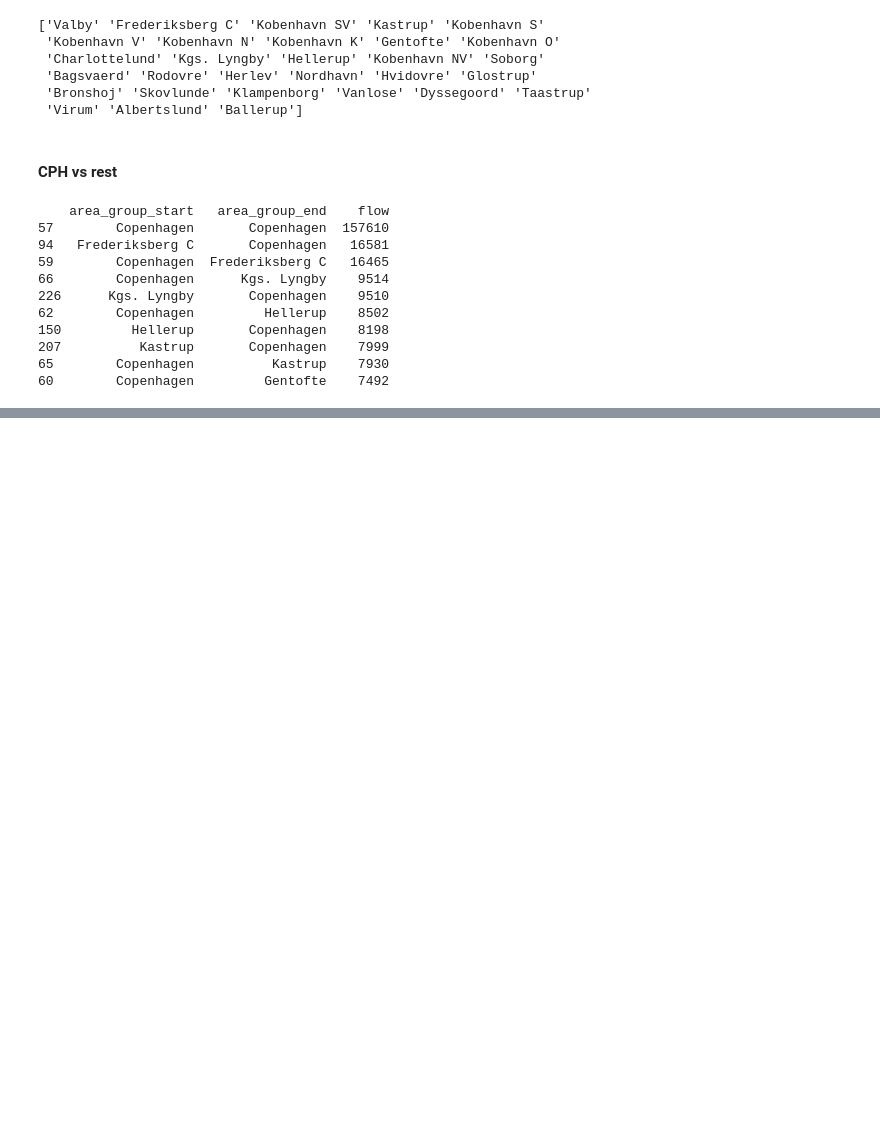
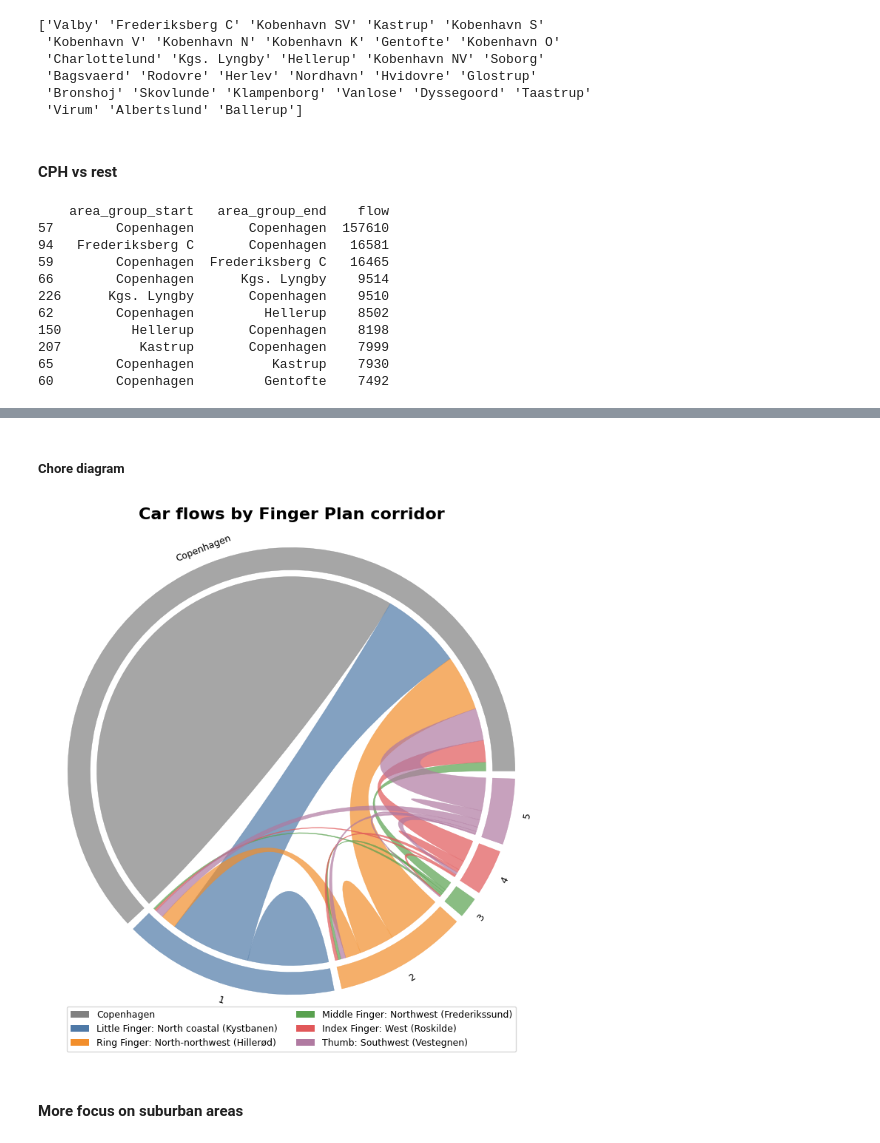
Before and after one commit to florentinafabregas/geospatial, a Jupyter notebook: notebooks/flows.ipynb, the cells around one changed output, grey strips where cells are left out. Saved outputs shown, nothing was run; the diff lists cells and outputs as text; code cells hidden in the pictures; blank space fills up the shorter version.

```diff
--- a/notebooks/flows.ipynb
+++ b/notebooks/flows.ipynb
@@ -333,0 +424,47 @@ Top 10 areas: ['Copenhagen', 'Frederiksberg C', 'Kgs. Lyngby', 'Hellerup', 'Gent
+# %% [markdown]
+##### Chore diagram
+# %%
+# Formatting
+
+finger_labels = {
+    'Copenhagen': 'Copenhagen',
+    'F1 North':          '1',
+    'F2 Hillerød':       '2',
+    'F3 Frederikssund':  '3',
+    'F4 Roskilde':       '4',
+    'F5 Vestegnen':      '5',
+}
+
+finger_colors_list = [
+    '#808080',   # Copenhagen
+    '#4e79a7',   # F1 North — Little Finger (blue)
+    '#f28e2b',   # F2 Hillerød — Ring Finger (orange)
+    '#59a14f',   # F3 Frederikssund — Middle Finger (green)
+    '#e15759',   # F4 Roskilde — Index Finger (red)
+    '#b07aa1',   # F5 Vestegnen — Thumb (purple)
+]
+
+# Legend
+legend_elements = [
+    Patch(facecolor='#808080', label='Copenhagen'),
+    Patch(facecolor='#4e79a7', label='Little Finger: North coastal (Kystbanen)'),
+    Patch(facecolor='#f28e2b', label='Ring Finger: North-northwest (Hillerød)'),
+    Patch(facecolor='#59a14f', label='Middle Finger: Northwest (Frederikssund)'),
+    Patch(facecolor='#e15759', label='Index Finger: West (Roskilde)'),
+    Patch(facecolor='#b07aa1', label='Thumb: Southwest (Vestegnen)'),
+]
+fingers_short = [finger_labels[f] for f in fingers]
+# %%
+fig, ax = plt.subplots(figsize=(8, 8))
+chord_diagram(matrix, fingers_short, ax=ax, fontsize=9, colors=finger_colors_list)
+ax.legend(handles=legend_elements, loc='lower center',
+          bbox_to_anchor=(0.5, -0.08), fontsize=9,
+          framealpha=0.8, ncol=2)
+plt.title('Car flows by Finger Plan corridor', fontsize=16, fontweight='bold')
+plt.savefig("../artifacts/chord_fingers.png", dpi=150, bbox_inches='tight')
+plt.subplots_adjust(bottom=0.15)
+plt.show()
+# %% [output]
+[figure, added]
+# %% [markdown]
+#### More focus on suburban areas
```
Also changed, not shown: parts of 19 cells of this notebook, 12 other files.
